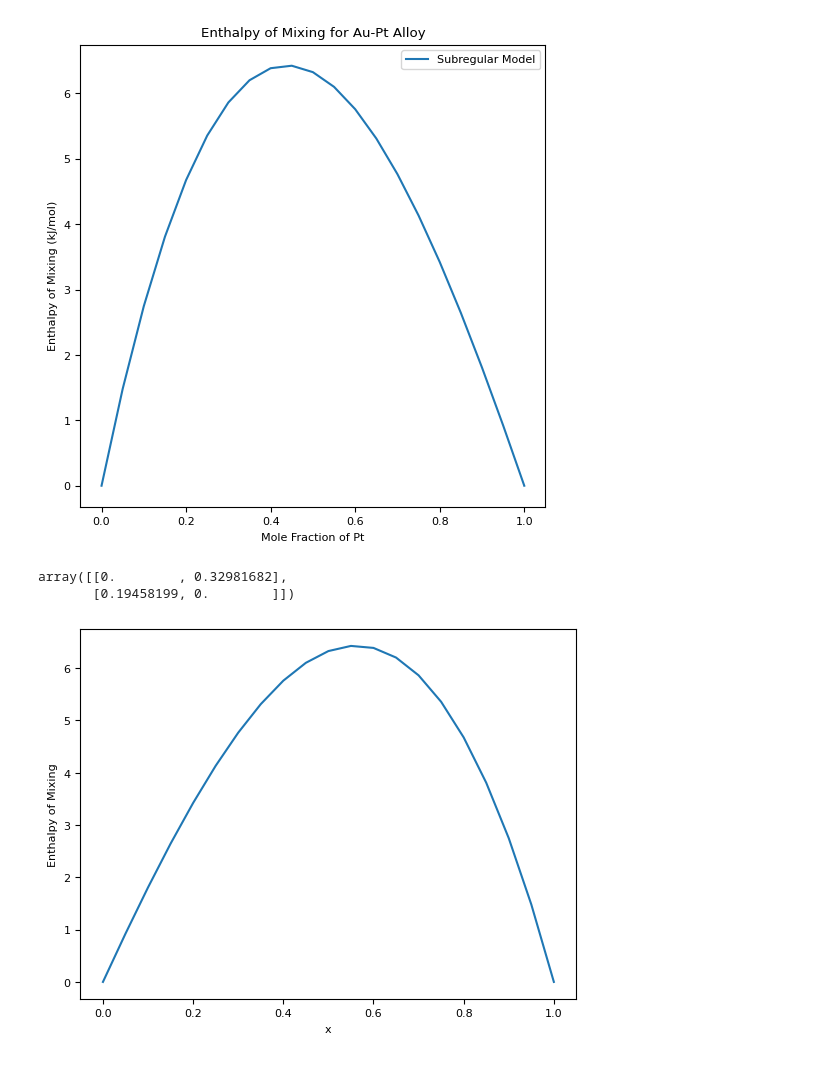
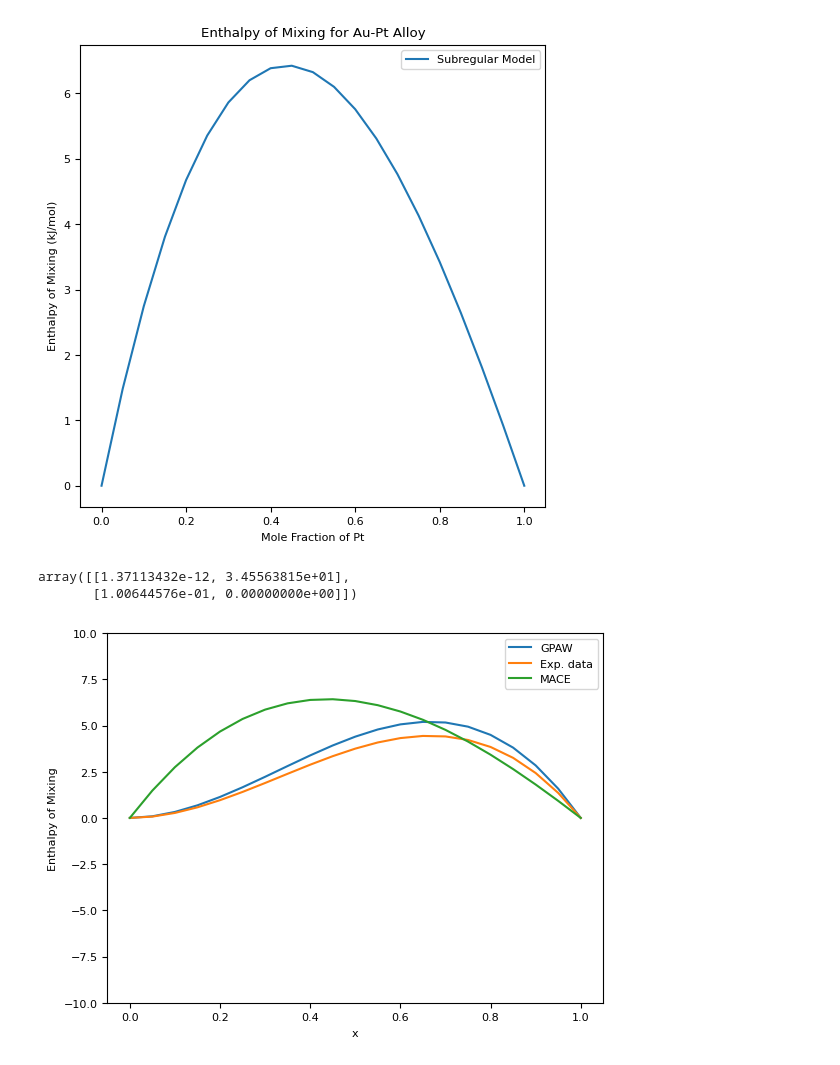
Before and after one commit to seixasgroup/oncapintada, a Jupyter notebook: examples/testing_subregular_model.ipynb, the cells around one changed output. Saved outputs shown, nothing was run; the diff lists cells and outputs as text; code cells hidden in the pictures.

```diff
--- a/examples/testing_subregular_model.ipynb
+++ b/examples/testing_subregular_model.ipynb
@@ -105,4 +110,4 @@ plt.show()
 # %% [output]
 [figure]
 # %%
-model = BinaryAlloy(energy_matrix=energy_matrix, dilution=1/32)
+model_gpaw = BinaryAlloy(energy_matrix=energy_matrix, dilution=1/27)
@@ -109,14 +116,28 @@ model = BinaryAlloy(energy_matrix=energy_matrix, dilution=1/32)
 # %%
-model.Mij()
+model_gpaw.Mij()*k
 # %% [output]
-array([[0.        , 0.32981682],
-       [0.19458199, 0.        ]])
+array([[1.37113432e-12, 3.45563815e+01],
+       [1.00644576e-01, 0.00000000e+00]])
 # %%
-enthalpy = model.enthalpy_of_mixing(x)
+x = np.linspace(0, 1, 21)
+enthalpy = model_gpaw.enthalpy_of_mixing(x)
+# %%
+exp_AuPt = 0.0*x*(1-x)**2 + 30.0*x**2 *(1-x)
+# %%
+x0 = 1/32
+M = np.zeros((2, 2))
+M[0,1] = energy_matrix_mace[0, 1] - ((1-x0)* energy_matrix_mace[1, 1] + x0*energy_matrix_mace[0, 0])
+M[1,0] = energy_matrix_mace[1, 0] - ((1-x0)* energy_matrix_mace[0, 0] + x0*energy_matrix_mace[1, 1])
+k = 96.485
+model_mace = (M[0, 1] * (1-x) + M[1, 0] * x) * x * (1-x) * k
 # %%
-plt.plot(x, enthalpy)
+plt.plot(x, enthalpy, label='GPAW')
+plt.plot(x, exp_AuPt, label='Exp. data')
+plt.plot(x, model_mace, label='MACE')
 plt.xlabel('x')
+plt.ylim(-10,10)
 plt.ylabel('Enthalpy of Mixing')
+plt.legend()
 plt.show()
 # %% [output]
-[figure, old version]
+[figure, new version]
```
Also changed, not shown: parts of 4 cells of this notebook, 10 other files.
